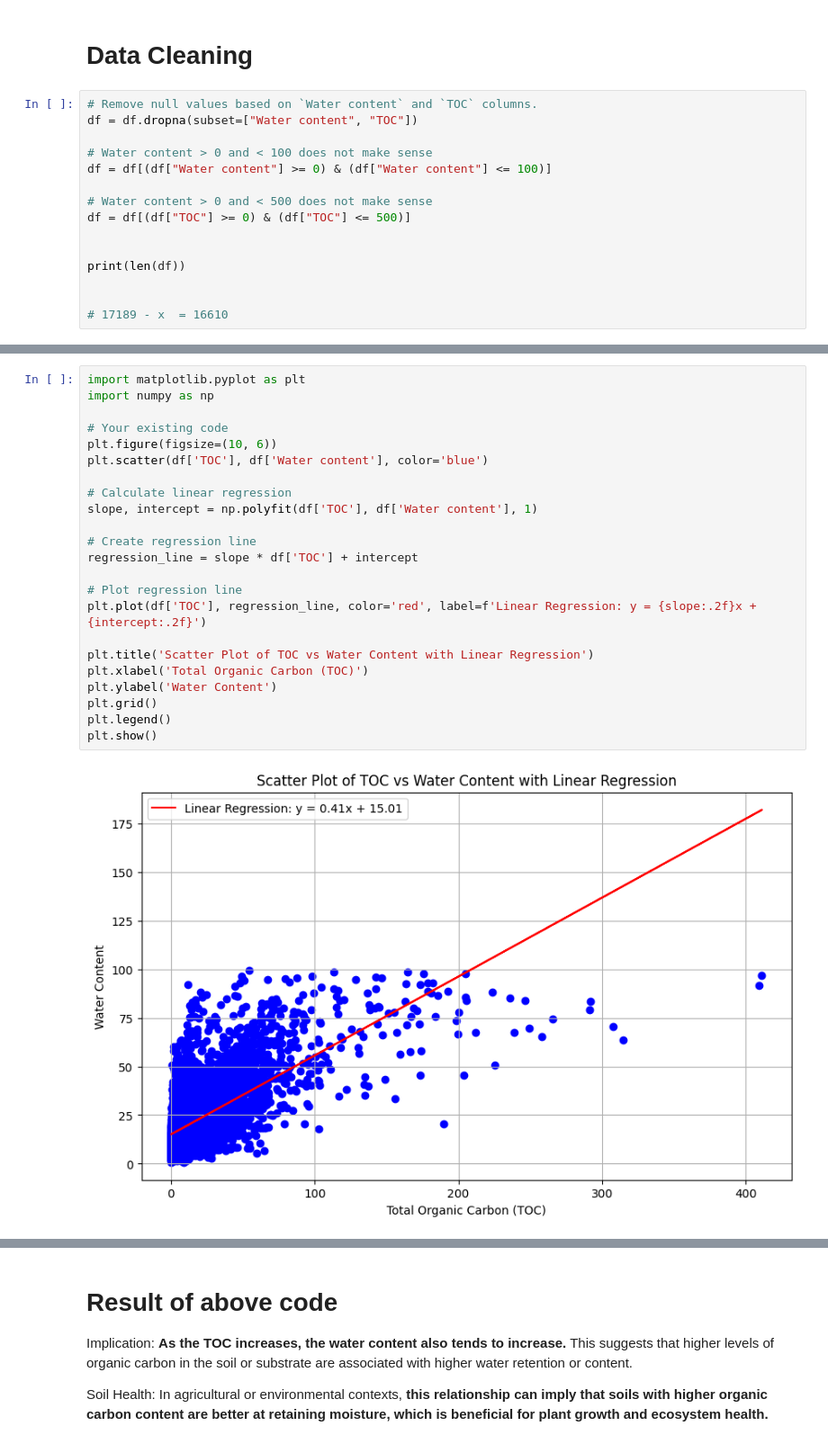
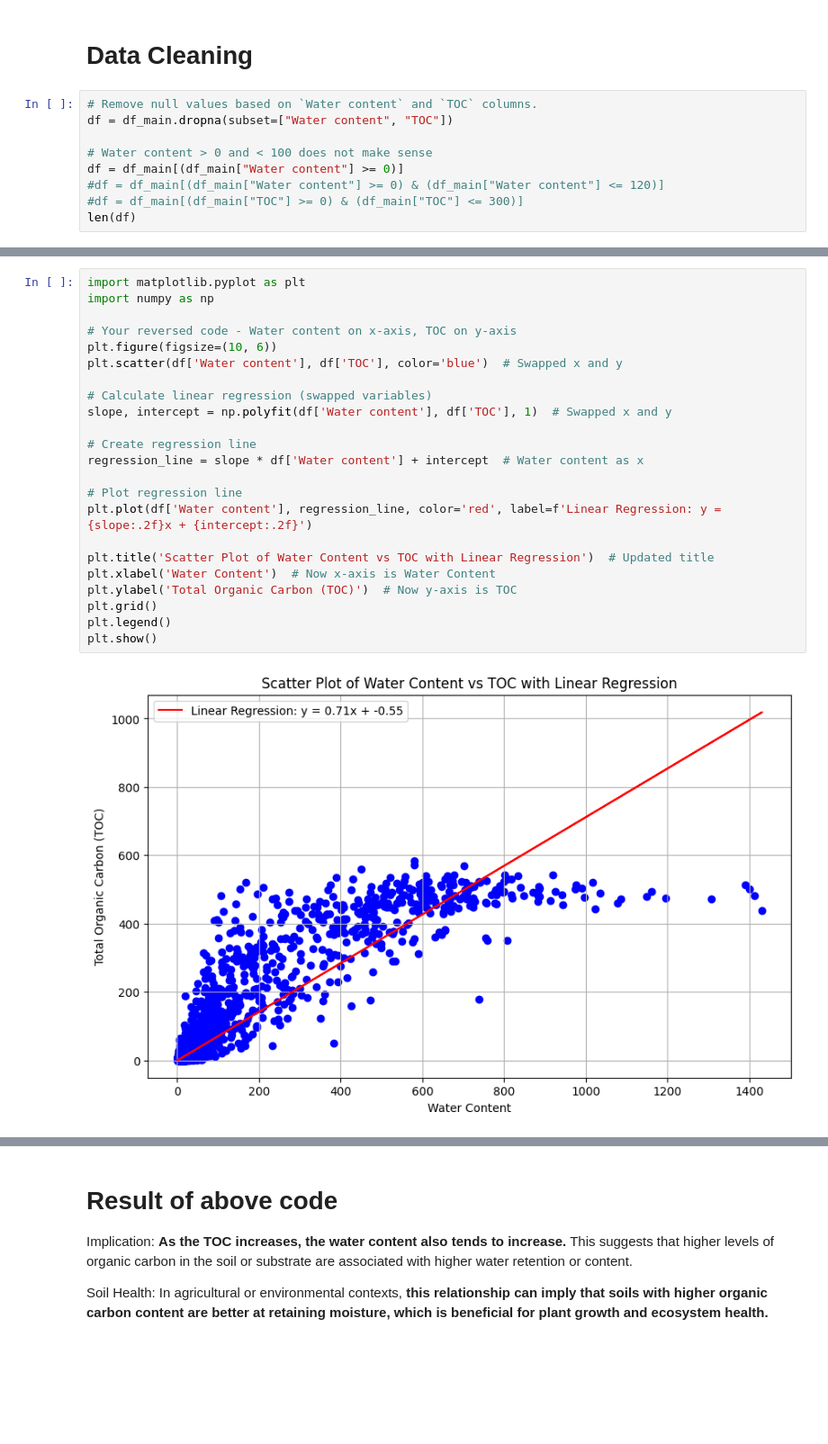
Before and after one commit to ostadsgo/cbm, a Jupyter notebook: DA-Carbon.ipynb, the cells around one changed output, grey strips where cells are left out. Shown at 90% size. Cells and saved outputs as stored; diff of their text form; blank space fills up the shorter version.

```diff
--- a/DA-Carbon.ipynb
+++ b/DA-Carbon.ipynb
@@ -73,17 +74,11 @@ df.describe()
 # Data Cleaning
 # %%
 # Remove null values based on `Water content` and `TOC` columns.
-df = df.dropna(subset=["Water content", "TOC"])
+df = df_main.dropna(subset=["Water content", "TOC"])
 
 # Water content > 0 and < 100 does not make sense
-df = df[(df["Water content"] >= 0) & (df["Water content"] <= 100)]
-
-# Water content > 0 and < 500 does not make sense
-df = df[(df["TOC"] >= 0) & (df["TOC"] <= 500)]
-
-
-print(len(df))
-
-
-# 17189 - x  = 16610
+df = df_main[(df_main["Water content"] >= 0)]
+#df = df_main[(df_main["Water content"] >= 0) & (df_main["Water content"] <= 120)]
+#df = df_main[(df_main["TOC"] >= 0) & (df_main["TOC"] <= 300)]
+len(df)
 # %% [output]
@@ -91,25 +144,25 @@ print(len(df))
 # %%
 import matplotlib.pyplot as plt
 import numpy as np
 
-# Your existing code
+# Your reversed code - Water content on x-axis, TOC on y-axis
 plt.figure(figsize=(10, 6))
-plt.scatter(df['TOC'], df['Water content'], color='blue')
+plt.scatter(df['Water content'], df['TOC'], color='blue')  # Swapped x and y
 
-# Calculate linear regression
-slope, intercept = np.polyfit(df['TOC'], df['Water content'], 1)
+# Calculate linear regression (swapped variables)
+slope, intercept = np.polyfit(df['Water content'], df['TOC'], 1)  # Swapped x and y
 
 # Create regression line
-regression_line = slope * df['TOC'] + intercept
+regression_line = slope * df['Water content'] + intercept  # Water content as x
 
 # Plot regression line
-plt.plot(df['TOC'], regression_line, color='red', label=f'Linear Regression: y = {slope:.2f}x + {intercept:.2f}')
+plt.plot(df['Water content'], regression_line, color='red', label=f'Linear Regression: y = {slope:.2f}x + {intercept:.2f}')
 
-plt.title('Scatter Plot of TOC vs Water Content with Linear Regression')
-plt.xlabel('Total Organic Carbon (TOC)')
-plt.ylabel('Water Content')
+plt.title('Scatter Plot of Water Content vs TOC with Linear Regression')  # Updated title
+plt.xlabel('Water Content')  # Now x-axis is Water Content
+plt.ylabel('Total Organic Carbon (TOC)')  # Now y-axis is TOC
 plt.grid()
 plt.legend()
 plt.show()
 # %% [output]
-[figure, old version]
+[figure, new version]
```
Also changed, not shown: parts of 54 cells of this notebook, 3 other files.
